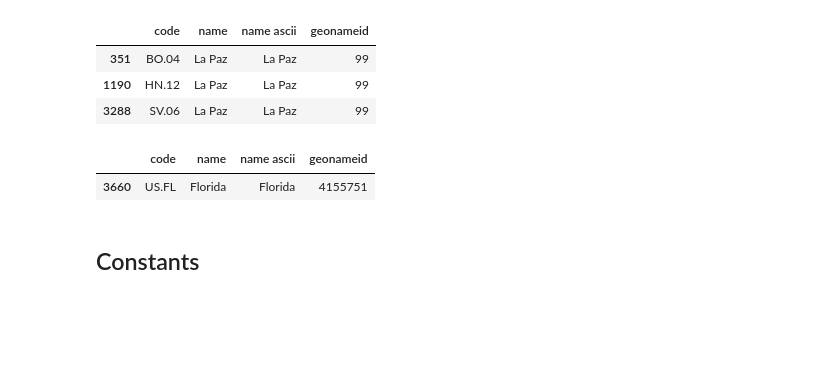
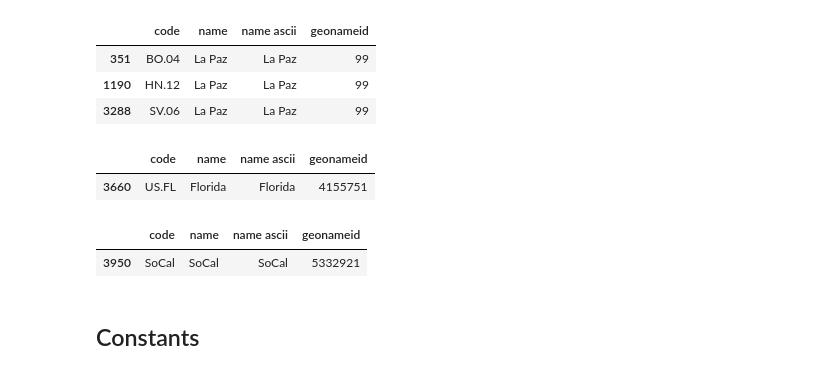
Before and after one commit to chumlab/covid19project, a Jupyter notebook: experimentation.ipynb, the cells around one changed output. Drawn from its saved outputs; the diff is of its cells as text; code cells hidden in the pictures; blank space fills up the shorter version.

Commit message:
Fixed states/provs that didn't match anymore when there was an alternate name for that state/prov

```diff
--- a/experimentation.ipynb
+++ b/experimentation.ipynb
@@ -292,33 +292,67 @@ alternative_country_names = {
     2658434: ['Suisse', 'Schweiz', '🇨🇭'], # Switzerland
     4566966: ['🇵🇷'], # Puerto Rico
     1168579: ['🇵🇰'], # Pakistan
     1880251: ['🇸🇬'], # Singapore
     1605651: ['ประเทศไทย'], # Thailand
     2782113: ['Österreich'], # Austria
     798544: ['Polska'], # Poland
     2287781: ["Côte d'Ivoire"], # Ivory Coast
     2287781: ['Kingdom of Saudi Arabia', 'ٱلْمَمْلَكَة ٱلْعَرَبِيَّة ٱلسَّعُوْدِيَّة'], # Saudi Arabia
     2017370: ['Россия'], # Russia
     1835841: ['Republic of Korea'], # South Korea
     2661886: ['Sverige'], # Sweden
     1814991: ["People's Republic of China"], # China
     6290252: ['Republic of Serbia'], # Serbia
     130758: ['Islamic Republic of Iran'], # Iran
     2589581: ['Algérie'], # Algeria
     3077311: ['Czech Republic'], # Czech Republic
     2464461: ['Tunisie'], # Tunisia
     290557: ['UAE'], # United Arab Emirates
     690791: ['Украина'], # Ukraine
 }
 
 new_countries = pd.DataFrame([], columns=countries_df.columns)
 for geo, alt_names in alternative_country_names.items():
     for name in alt_names:
         alt_country = countries_df[countries_df['geonameid'] == geo].copy()
         alt_country['Country'] = name
         new_countries = pd.concat([new_countries, alt_country], ignore_index=True)
 
 countries_df = pd.concat([countries_df, new_countries], ignore_index=True)
+
+# Admin1 alternatives
+alternative_admin1_names = {
+    3117732: ['Comunidad de Madrid'],
+    3336901: ['Catalunya', 'Cataluña'], # Catalonia, Spain
+    5332921: ['Southern California', 'SoCal'], # California, USA
+    4155751: ['South Florida'], # Florida, USA
+    3170831: ['Piemonte'], # Italy
+    3174976: ['Lazio'],
+    3174618: ['Lombardia'],
+    3177401: ['Emilia Romagna'],
+    3165361: ['Toscana'],
+    1642672: ['Jawa Barat'], # West Java
+    1642668: ['Jawa Timur'], # East Java
+    2951839: ['Bayern'], # Bavaria, Germany
+}
+
+new_admin1s = pd.DataFrame([], columns=admin1_df.columns)
+for geo, alt_names in alternative_admin1_names.items():
+    for name in alt_names:
+        alt_admin1 = admin1_df[admin1_df['geonameid'] == geo].copy()
+        alt_admin1['name'] = name
+        alt_admin1['name ascii'] = name
+        # Change the admin1 code for something else (with a random) to prevent
+        # 2-letter code duplicates (Which will confuse the search algorithm)
+        alt_admin1['code'] = name
+        new_admin1s = pd.concat([new_admin1s, alt_admin1], ignore_index=True)
+
+admin1_df = pd.concat([admin1_df, new_admin1s], ignore_index=True)
+
+admin1_df[admin1_df['name'] == 'SoCal']
+# %% [output]
+|  | code | name | name ascii | geonameid |
+| 3950 | SoCal | SoCal | SoCal | 5332921 |
 # %% [markdown]
 ## Constants
 # %%
```
Also changed, not shown: parts of 3 cells of this notebook, 2 other files.
